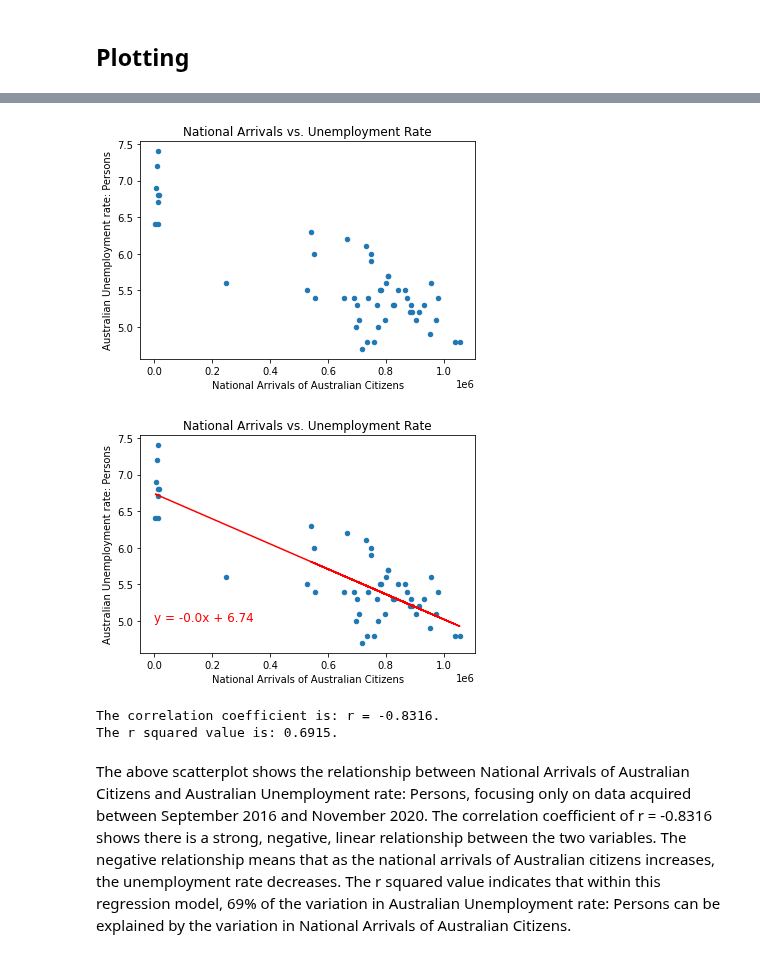
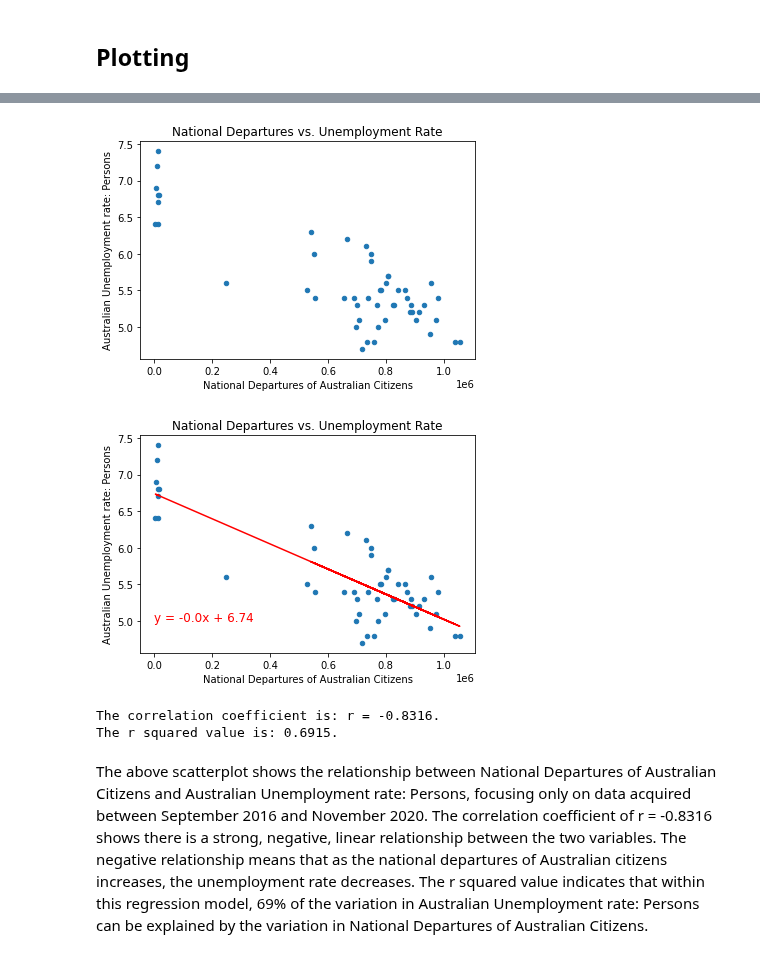
Before and after one commit to tomjp90/Project-1, a Jupyter notebook: Graph_4/Graph_4.ipynb, the cells around one changed output, grey strips where cells are left out. Cells and saved outputs as stored; diff of their text form; code cells hidden in the pictures.

```diff
--- a/Graph_4/Graph_4.ipynb
+++ b/Graph_4/Graph_4.ipynb
@@ -108,7 +108,7 @@ departures.head()
 | 4 | Jan-2017 | 732,790 |
 # %%
 # Renaming column
-departures = departures.rename(columns={"Australia": "National Arrivals of Australian Citizens",
+departures = departures.rename(columns={"Australia": "National Departures of Australian Citizens",
                                         "Unnamed: 0": "Flight Month"})
 departures.head()
 # %% [output]
@@ -121,10 +121,10 @@ departures.head()
 # %%
 # Converting data type of 'National Arrivals of Australian Citizens' column
 # First converting column of objects to strings
-departures["National Arrivals of Australian Citizens"] = departures["National Arrivals of Australian Citizens"].astype('str')
+departures["National Departures of Australian Citizens"] = departures["National Departures of Australian Citizens"].astype('str')
 # %%
 # Then removing the commas and converting the data type to float
-departures["National Arrivals of Australian Citizens"] = departures["National Arrivals of Australian Citizens"].str.replace(",","").astype(float)
+departures["National Departures of Australian Citizens"] = departures["National Departures of Australian Citizens"].str.replace(",","").astype(float)
 # %%
 # Confirming datatype
 departures.dtypes
@@ -173,21 +173,21 @@ The line graph above shows a general pattern in the number of national arrivals
 # %%
 # Plotting data following confirmation that the two required columns are listed in corresponding order
-graph = merged_df.plot(kind = "scatter", x = "National Arrivals of Australian Citizens",
-                       y = "Australian Unemployment rate: Persons", title = "National Arrivals vs. Unemployment Rate")
+graph = merged_df.plot(kind = "scatter", x = "National Departures of Australian Citizens",
+                       y = "Australian Unemployment rate: Persons", title = "National Departures vs. Unemployment Rate")
 
 # Saving image
-plt.savefig('arrivals_vs_unemployment.png')
+plt.savefig('departures_vs_unemployment.png')
 # %% [output]
-[figure, old version]
+[figure, new version]
 # %%
 # Calculating linear regression
 
 # Plotting the scatterplot
-graph = merged_df.plot(kind = "scatter", x = "National Arrivals of Australian Citizens",
-                       y = "Australian Unemployment rate: Persons", title = "National Arrivals vs. Unemployment Rate")
+graph = merged_df.plot(kind = "scatter", x = "National Departures of Australian Citizens",
+                       y = "Australian Unemployment rate: Persons", title = "National Departures vs. Unemployment Rate")
 
 #Setting variables
-x_value = merged_df["National Arrivals of Australian Citizens"]
+x_value = merged_df["National Departures of Australian Citizens"]
 y_value = merged_df["Australian Unemployment rate: Persons"]
 
 # Calculating the regression line
@@ -200,7 +200,7 @@ plt.plot(x_value, regress_values, "r-")
 plt.annotate(line_eq,(0,5), fontsize=12,color="red")
 
 # Saving image
-plt.savefig('arrivals_vs_unemployment_regression.png')
+plt.savefig('departures_vs_unemployment_regression.png')
 
 # Show plot
 plt.show()
@@ -211,8 +211,8 @@ print(f"The correlation coefficient is: r = {round(rvalue, 4)}.")
 # Printing r squared value
 print(f"The r squared value is: {round(rvalue**2, 4)}.")
 # %% [output]
-[figure, old version]
+[figure, new version]
 The correlation coefficient is: r = -0.8316.
 The r squared value is: 0.6915.
 # %% [markdown]
-The above scatterplot shows the relationship between National Arrivals of Australian Citizens and Australian Unemployment rate: Persons, focusing only on data acquired between September 2016 and November 2020. The correlation coefficient of r = -0.8316 shows there is a strong, negative, linear relationship between the two variables. The negative relationship means that as the national arrivals of Australian citizens increases, the unemployment rate decreases. The r squared value indicates that within this regression model, 69% of the variation in Australian Unemployment rate: Persons can be explained by the variation in National Arrivals of Australian Citizens.
+The above scatterplot shows the relationship between National Departures of Australian Citizens and Australian Unemployment rate: Persons, focusing only on data acquired between September 2016 and November 2020. The correlation coefficient of r = -0.8316 shows there is a strong, negative, linear relationship between the two variables. The negative relationship means that as the national departures of Australian citizens increases, the unemployment rate decreases. The r squared value indicates that within this regression model, 69% of the variation in Australian Unemployment rate: Persons can be explained by the variation in National Departures of Australian Citizens.
```
Also changed, not shown: parts of 6 cells of this notebook, 2 other files.
